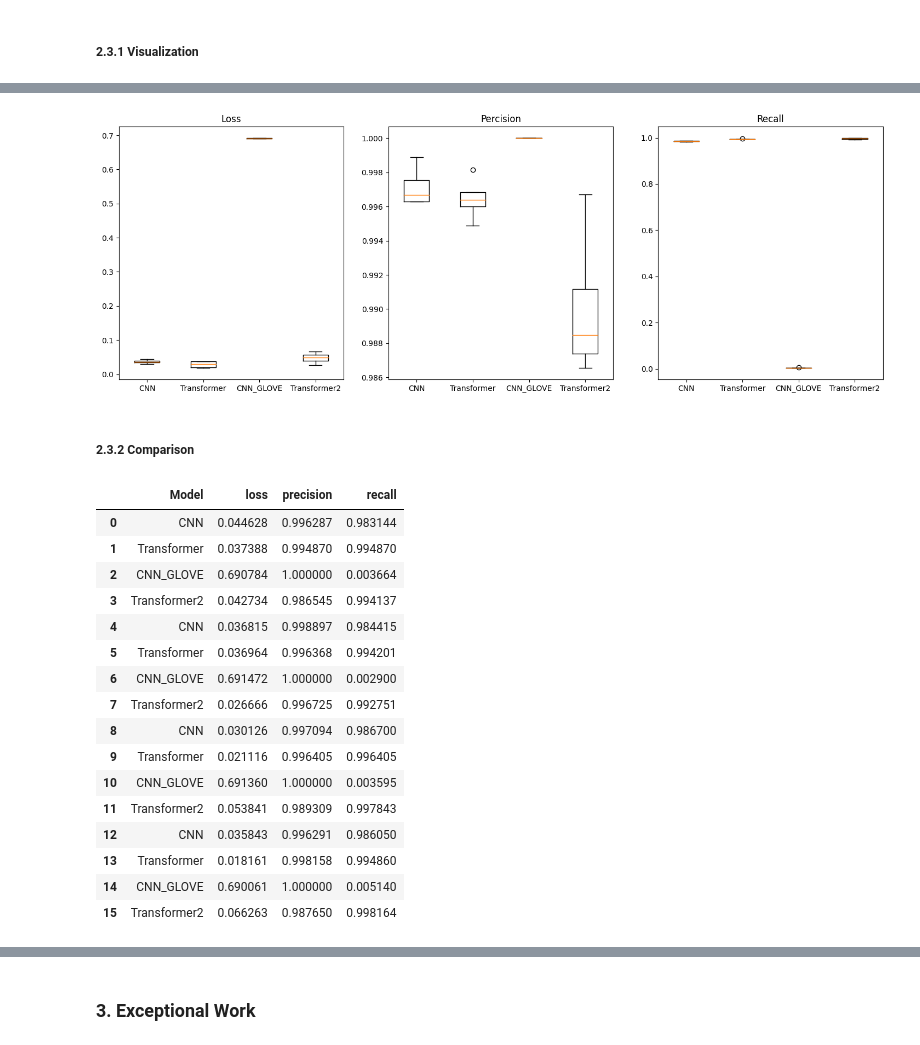
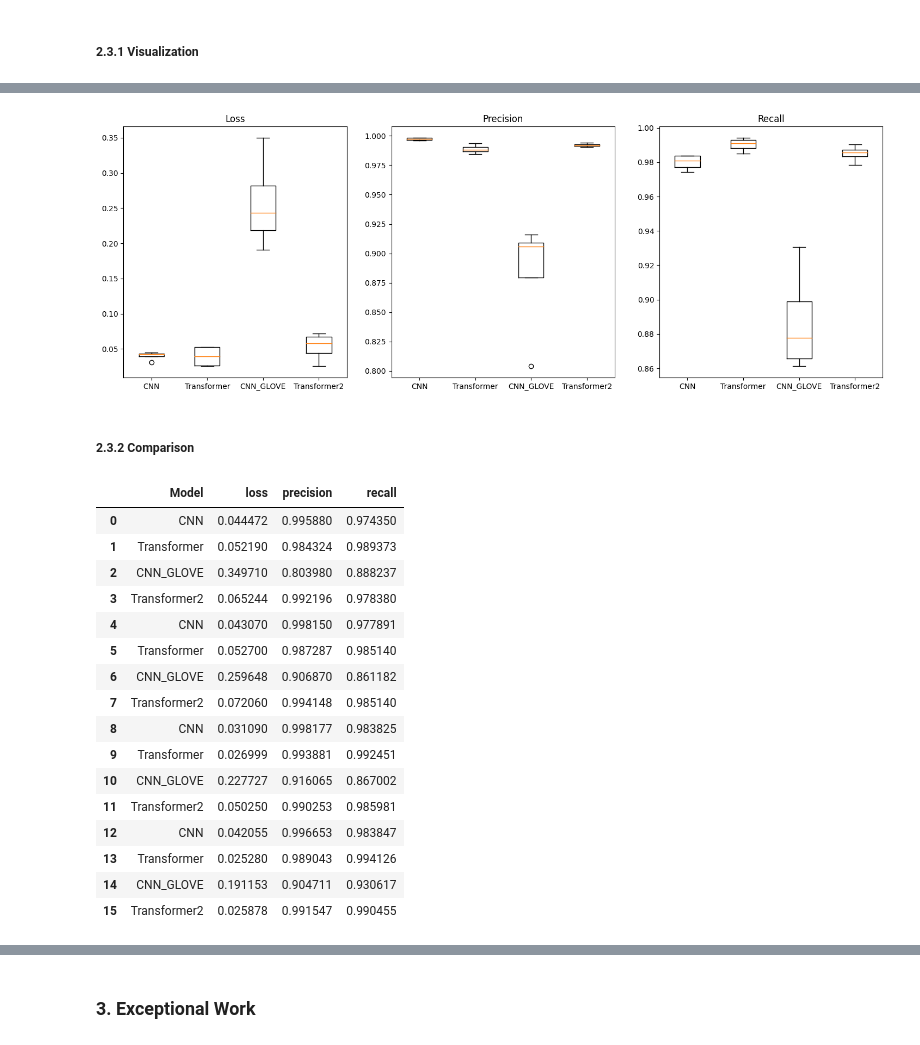
Before and after one commit to Owen-Deng/SMUMachineLearninginPython, a Jupyter notebook: LabAssignments/LabAssignment7/LabAssignment7.ipynb, the cells around one changed output, grey strips where cells are left out. Saved outputs shown, nothing was run; the diff lists cells and outputs as text; code cells hidden in the pictures.

```diff
--- a/LabAssignments/LabAssignment7/LabAssignment7.ipynb
+++ b/LabAssignments/LabAssignment7/LabAssignment7.ipynb
@@ -467,12 +504,12 @@ print('Found %s word vectors.' % len(embeddings_index))
 # fill in the matrix with the embeddings, using the ordering from keras word tokenizer
 # Create the embedding matrix
 found_words = 0
-embedding_matrix = np.zeros((len(word_index) + 1, EMBED_SIZE))
+embedding_matrix = np.zeros((len(word_index), EMBED_SIZE))
 for word, i in word_index.items():
     embedding_vector = embeddings_index.get(word)
     if embedding_vector is not None:
         # words not found in embedding index will be ALL-ZEROS
-        embedding_matrix[i] = embedding_vector
+        embedding_matrix[i-1] = embedding_vector
         found_words += 1
 
 print(f"Found embeddings for {found_words} words.\n"
@@ -492,8 +529,8 @@ print(type(embedding_matrix))
 # %%
 from tensorflow.keras.layers import Embedding
 
-embedding_layer =  Embedding(len(word_index) + 1,
+embedding_layer =  Embedding(len(word_index),
                     EMBED_SIZE,
-                    weights=[embedding_matrix],
+                    weights=embedding_matrix,
                     # input_length=MAX_LEN,
                     trainable=False)
@@ -519,24 +542,37 @@ from tensorflow.keras.layers import Embedding
 EMBED_SIZE = 100  # same size as loaded from GLOVE'
 sequence_input = Input(shape=(MAX_LEN,), dtype='int32')
 embedded_sequences = embedding_layer(sequence_input)
+# starting sequence size is 500 (words) by 50 (embedded features)
 x = Conv1D(64, 5, activation='relu',
            kernel_initializer='he_uniform')(embedded_sequences)
 
+# pool across time
 x = MaxPooling1D(3)(x)
 x = Dropout(0.2)(x)
+
+# extract additional features
 x = Conv1D(64, 5, activation='relu',
-           kernel_initializer='he_uniform')(x)
-
+              kernel_initializer='he_uniform')(x)
 x = MaxPooling1D(3)(x)
 x = Dropout(0.2)(x)
+
+# more features through CNN processing
 x = Conv1D(64, 5, activation='relu',
-           kernel_initializer='he_uniform')(x)
+              kernel_initializer='he_uniform')(x)
+x = Dropout(0.2)(x)
 
-x = MaxPooling1D(3)(x)
-x = Flatten()(x)
-x = Dropout(0.2)(x)
-x = Dense(64, activation='relu',
-          kernel_initializer='he_uniform')(x)
+# Take the average of these elements across features
+x_mean = GlobalAveragePooling1D()(x) # average across the 500 features
+
+# Take the variance of these elements across features
+x_tmp = Subtract()([x, x_mean]) # subtract the mean
+x_std = GlobalAveragePooling1D()(x_tmp**2) # average of the squared differences
+
+# concatenate the two features
+x = Concatenate(name='concat_1')([x_mean, x_std])
+
+x = Dense(64, activation='relu', kernel_initializer='he_uniform')(x)
+
 preds = Dense(1, activation='sigmoid', kernel_initializer='glorot_uniform')(x)
 
 cnn_glove_model = Model(sequence_input, preds)
@@ -776,15 +812,15 @@ Epoch 5/5
 # %%
 results = np.array(results).transpose((1,0,2))
 plt.figure(figsize=(18, 6))
 
-for i, title in enumerate(['Loss', 'Percision', 'Recall']):
+for i, title in enumerate(['Loss', 'Precision', 'Recall']):
     ax = plt.subplot(1, 3, i+1)
     ax.set_title(title)
     ax.boxplot(results[:, :, i], labels=models.keys())
 
 plt.show()
 # %% [output]
-[figure, old version]
+[figure, new version]
 # %% [markdown]
 ##### 2.3.2 Comparison
 # %%
@@ -793,22 +829,22 @@ metrics_df = metrics_df.reset_index().rename(columns={'index':'Model'})
 metrics_df
 # %% [output]
 |  | Model | loss | precision | recall |
-| 0 | CNN | 0.044628 | 0.996287 | 0.983144 |
-| 1 | Transformer | 0.037388 | 0.994870 | 0.994870 |
-| 2 | CNN_GLOVE | 0.690784 | 1.000000 | 0.003664 |
-| 3 | Transformer2 | 0.042734 | 0.986545 | 0.994137 |
-| 4 | CNN | 0.036815 | 0.998897 | 0.984415 |
-| 5 | Transformer | 0.036964 | 0.996368 | 0.994201 |
-| 6 | CNN_GLOVE | 0.691472 | 1.000000 | 0.002900 |
-| 7 | Transformer2 | 0.026666 | 0.996725 | 0.992751 |
-| 8 | CNN | 0.030126 | 0.997094 | 0.986700 |
-| 9 | Transformer | 0.021116 | 0.996405 | 0.996405 |
-| 10 | CNN_GLOVE | 0.691360 | 1.000000 | 0.003595 |
-| 11 | Transformer2 | 0.053841 | 0.989309 | 0.997843 |
-| 12 | CNN | 0.035843 | 0.996291 | 0.986050 |
-| 13 | Transformer | 0.018161 | 0.998158 | 0.994860 |
-| 14 | CNN_GLOVE | 0.690061 | 1.000000 | 0.005140 |
-| 15 | Transformer2 | 0.066263 | 0.987650 | 0.998164 |
+| 0 | CNN | 0.044472 | 0.995880 | 0.974350 |
+| 1 | Transformer | 0.052190 | 0.984324 | 0.989373 |
+| 2 | CNN_GLOVE | 0.349710 | 0.803980 | 0.888237 |
+| 3 | Transformer2 | 0.065244 | 0.992196 | 0.978380 |
+| 4 | CNN | 0.043070 | 0.998150 | 0.977891 |
+| 5 | Transformer | 0.052700 | 0.987287 | 0.985140 |
+| 6 | CNN_GLOVE | 0.259648 | 0.906870 | 0.861182 |
+| 7 | Transformer2 | 0.072060 | 0.994148 | 0.985140 |
+| 8 | CNN | 0.031090 | 0.998177 | 0.983825 |
+| 9 | Transformer | 0.026999 | 0.993881 | 0.992451 |
+| 10 | CNN_GLOVE | 0.227727 | 0.916065 | 0.867002 |
+| 11 | Transformer2 | 0.050250 | 0.990253 | 0.985981 |
+| 12 | CNN | 0.042055 | 0.996653 | 0.983847 |
+| 13 | Transformer | 0.025280 | 0.989043 | 0.994126 |
+| 14 | CNN_GLOVE | 0.191153 | 0.904711 | 0.930617 |
+| 15 | Transformer2 | 0.025878 | 0.991547 | 0.990455 |
 # %%
 # display the evaluation results
 from IPython.display import display
```
Also changed, not shown: parts of 23 cells of this notebook, 2 other files.
